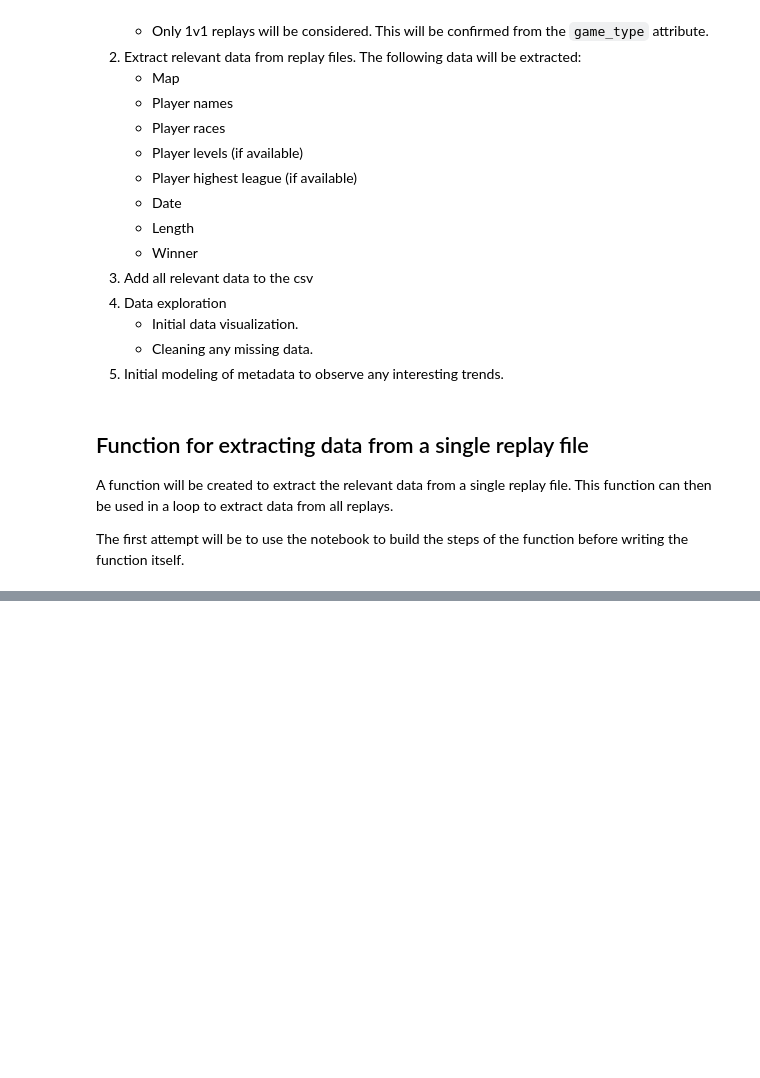
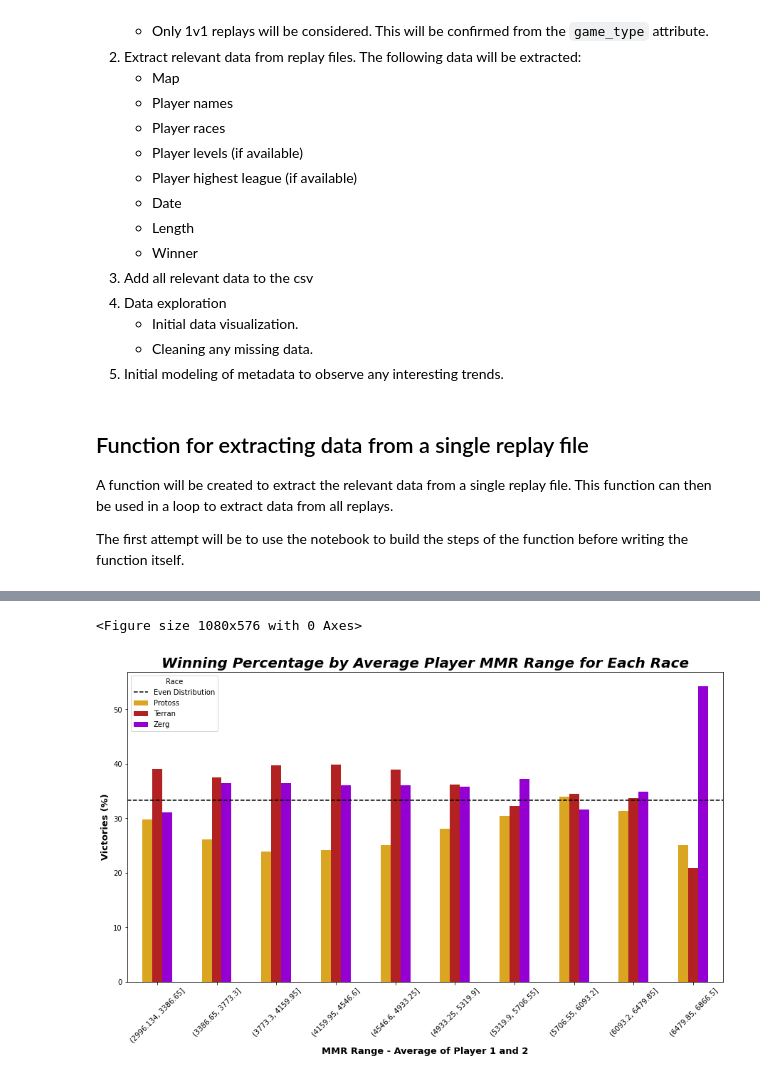
Before and after one commit to jared-a-lloyd/sc2-modeling, a Jupyter notebook: Metadata_Exploratory_Data_Analysis.ipynb, the cells around one changed output, grey strips where cells are left out. Drawn from its saved outputs; the diff is of its cells as text; code cells hidden in the pictures; blank space fills up the shorter version.

Commit message:
Metadata EDA - create model for metadata - complete data wrangling - plot interesting data

```diff
--- a/Metadata_Exploratory_Data_Analysis.ipynb
+++ b/Metadata_Exploratory_Data_Analysis.ipynb
@@ -236,0 +403,4 @@ replay_df.to_csv('data/replays.csv', index=False)
+# %%
+replay_df = clean_replay_df(replay_df)
+display(replay_df.head())
+replay_df.info()
@@ -236,0 +435,15 @@ replay_df.to_csv('data/replays.csv', index=False)
+# %%
+# add a column for the winning race
+# if winner is 1 record player1_race else record player2_race
+def winning_race(row):
+    if row['winner'] == 1:
+        return row['player1_race']
+    else:
+        return row['player2_race']
+
+replay_df['winning_race'] = replay_df.apply(
+    lambda row: winning_race(row),
+    axis=1
+    )
+
+replay_df.head()
@@ -236,0 +457,34 @@ replay_df.to_csv('data/replays.csv', index=False)
+# %%
+# create summary table of winning_race binned by average player mmr
+bins = 10
+
+# add average mmr column
+replay_df['average_mmr'] = replay_df[
+    ['player1_mmr', 'player2_mmr']
+    ].mean(axis=1)
+
+# divide mmr range into 10 bins
+df_bins = pd.cut(replay_df['average_mmr'], bins=bins)
+
+# group by df_bins
+grouped_df = replay_df.groupby(df_bins)['winning_race'].value_counts().unstack()
+
+# calculate each column as fraction of row total
+grouped_df = grouped_df.div(grouped_df.sum(axis=1), axis=0).multiply(100)
+
+# plot
+plt.figure()
+grouped_df.plot(kind='bar', rot=45, color=COLOR_DICT)
+# plot dotted line for 1/3
+plt.axhline(y=100/3, color='k', linestyle='--', label='Even Distribution')
+plt.ylabel('Victories (%)')
+plt.xlabel('MMR Range - Average of Player 1 and 2')
+plt.title(
+    'Winning Percentage by Average Player MMR Range for Each Race',
+    style='italic'
+    )
+plt.legend(title='Race', fancybox=True)
+plt.show()
+# %% [output]
+<Figure size 1080x576 with 0 Axes>
+[figure, added]
```
Also changed, not shown: parts of 26 cells of this notebook.
